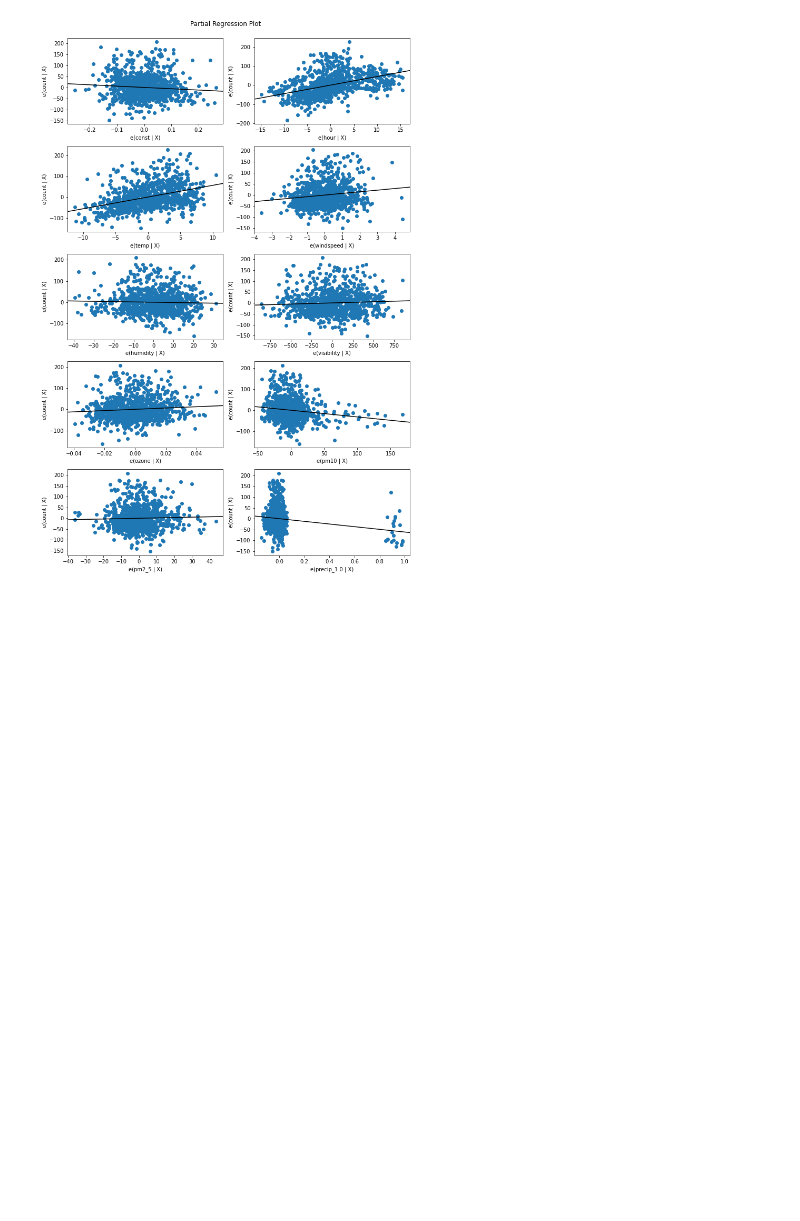
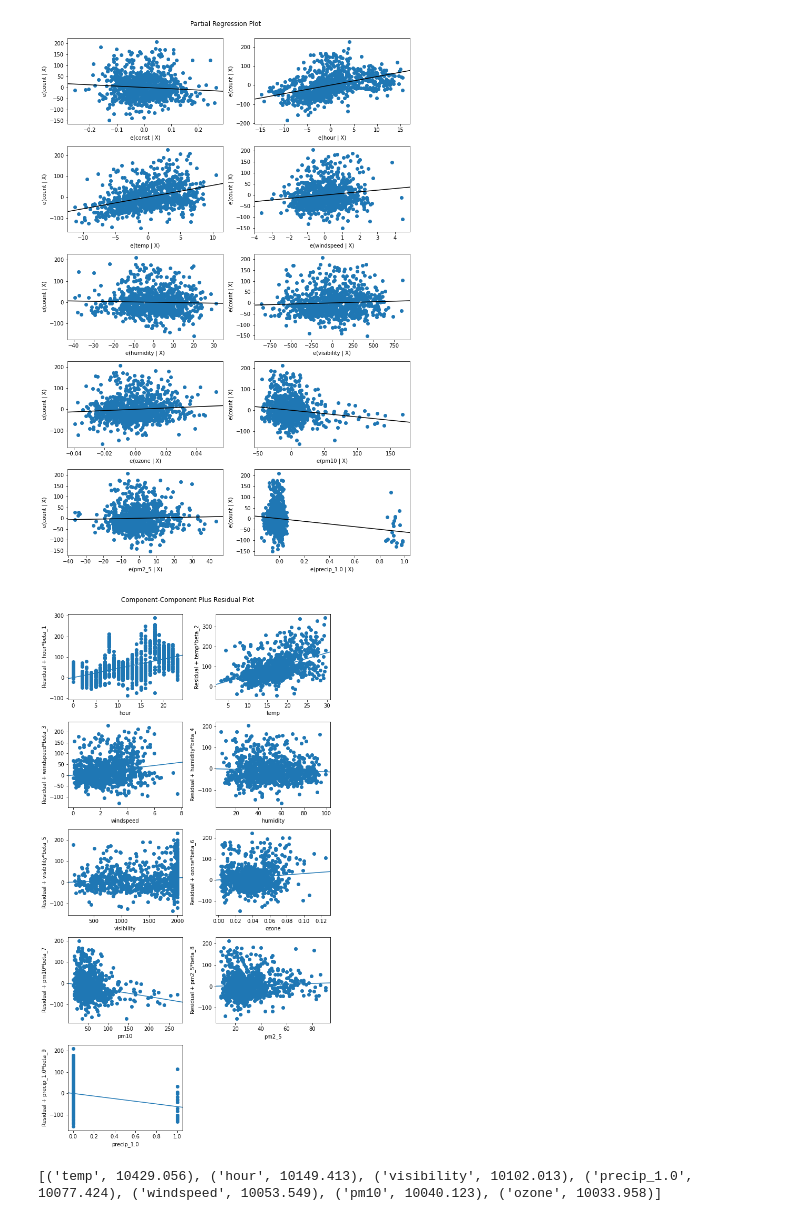
Before and after one commit to ddangchani/project_ddareungi, a Jupyter notebook: Linear.ipynb, the cells around one changed output. Saved outputs shown, nothing was run; the diff lists cells and outputs as text; code cells hidden in the pictures; blank space fills up the shorter version.

```diff
--- a/Linear.ipynb
+++ b/Linear.ipynb
@@ -150,3 +152,10 @@ eval_env: 1
 eval_env: 1
 eval_env: 1
 [figure]
+# %%
+# CCPR
+fig = plt.figure(figsize=(8,15))
+sm.graphics.plot_ccpr_grid(ols_res, fig=fig)
+plt.savefig('CCPR.png', transparent = False, facecolor = 'white')
+# %% [output]
+[figure, added]
@@ -152,0 +190,5 @@ eval_env: 1
+# %%
+ols_aic_f, aics_f = forward_ols(y_train, X_train, 'aic')
+print(aics_f)
+# %% [output]
+[('temp', 10429.056), ('hour', 10149.413), ('visibility', 10102.013), ('precip_1.0', 10077.424), ('windspeed', 10053.549), ('pm10', 10040.123), ('ozone', 10033.958)]
```
Also changed, not shown: parts of 10 cells of this notebook, 2 other files.
